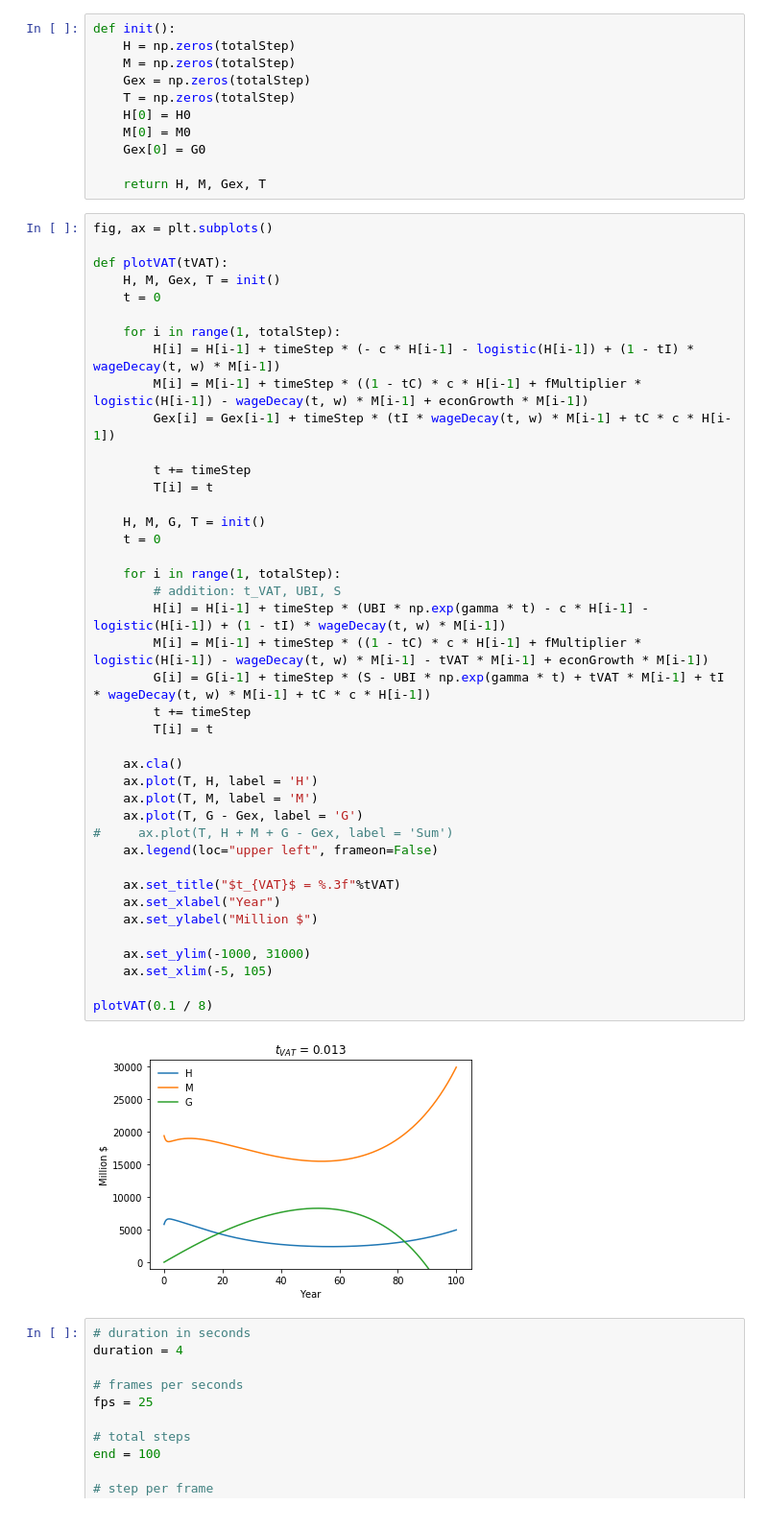
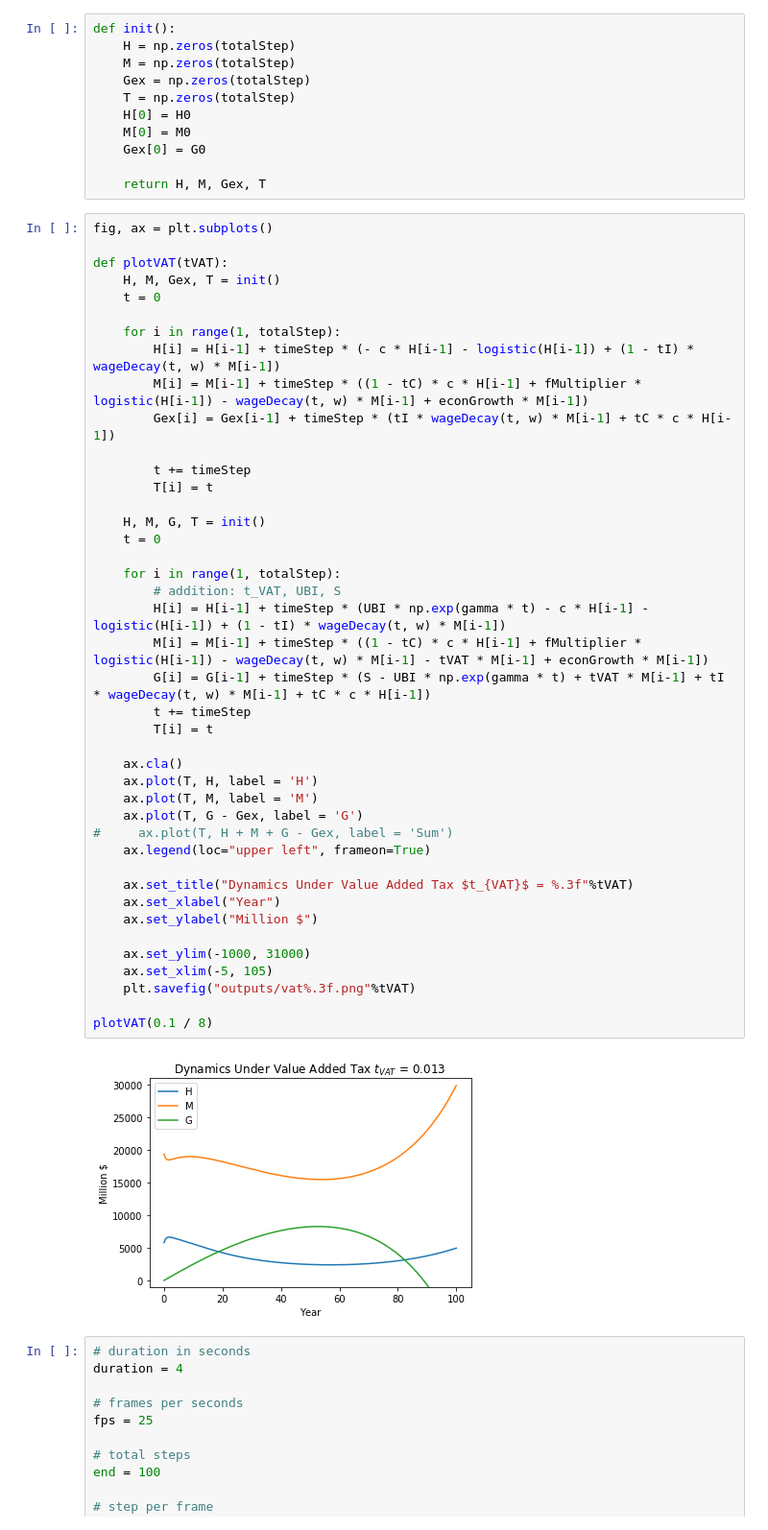
Before and after one commit to shawlu95/Universal-Basic-Income, a Jupyter notebook: animation_vat.ipynb, the cells around one changed output. Shown at 96% size. Drawn from its saved outputs; the diff is of its cells as text.

```diff
--- a/animation_vat.ipynb
+++ b/animation_vat.ipynb
@@ -33,36 +33,37 @@ def plotVAT(tVAT):
         Gex[i] = Gex[i-1] + timeStep * (tI * wageDecay(t, w) * M[i-1] + tC * c * H[i-1])
 
         t += timeStep
         T[i] = t
 
     H, M, G, T = init()
     t = 0
 
     for i in range(1, totalStep):
         # addition: t_VAT, UBI, S
         H[i] = H[i-1] + timeStep * (UBI * np.exp(gamma * t) - c * H[i-1] - logistic(H[i-1]) + (1 - tI) * wageDecay(t, w) * M[i-1])
         M[i] = M[i-1] + timeStep * ((1 - tC) * c * H[i-1] + fMultiplier * logistic(H[i-1]) - wageDecay(t, w) * M[i-1] - tVAT * M[i-1] + econGrowth * M[i-1])
         G[i] = G[i-1] + timeStep * (S - UBI * np.exp(gamma * t) + tVAT * M[i-1] + tI * wageDecay(t, w) * M[i-1] + tC * c * H[i-1])
         t += timeStep
         T[i] = t
 
     ax.cla()
     ax.plot(T, H, label = 'H')
     ax.plot(T, M, label = 'M')
     ax.plot(T, G - Gex, label = 'G')
 #     ax.plot(T, H + M + G - Gex, label = 'Sum')
-    ax.legend(loc="upper left", frameon=False)
+    ax.legend(loc="upper left", frameon=True)
 
-    ax.set_title("$t_{VAT}$ = %.3f"%tVAT)
+    ax.set_title("Dynamics Under Value Added Tax $t_{VAT}$ = %.3f"%tVAT)
     ax.set_xlabel("Year")
     ax.set_ylabel("Million $")
 
     ax.set_ylim(-1000, 31000)
     ax.set_xlim(-5, 105)
+    plt.savefig("outputs/vat%.3f.png"%tVAT)
 
 plotVAT(0.1 / 8)
 # %% [output]
-[figure, old version]
+[figure, new version]
 # %%
 # duration in seconds
 duration = 4
```
Also changed, not shown: 9 other files.
